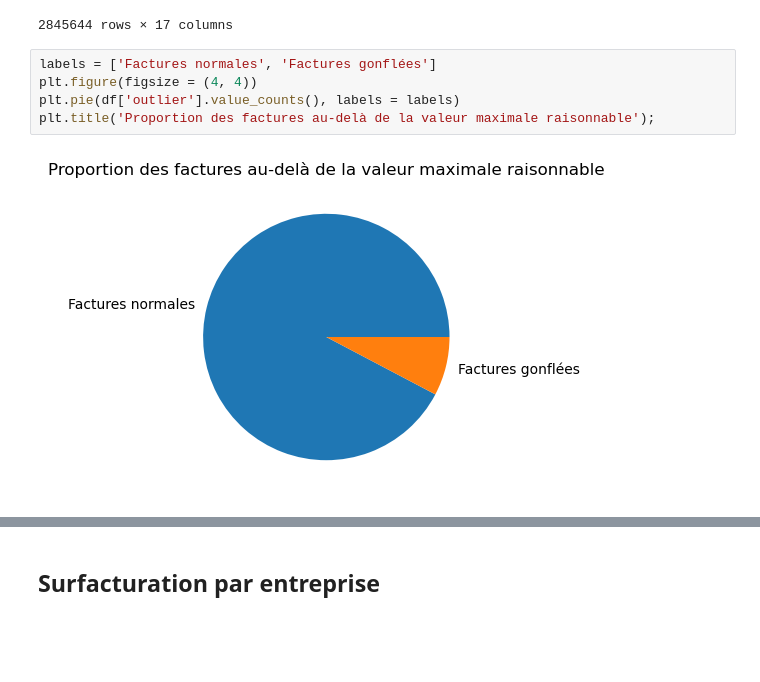
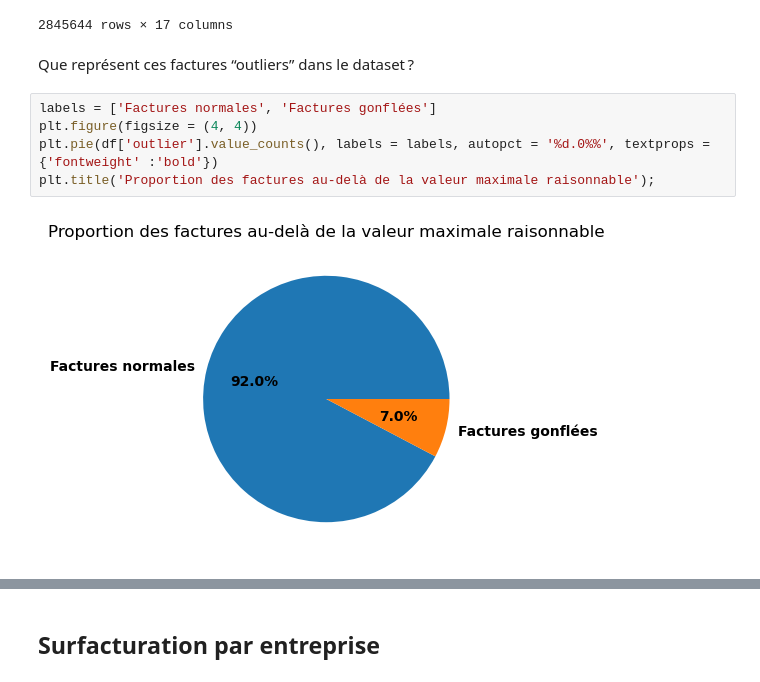
Before and after one commit to Listine/Travaux, a Jupyter notebook: Brazil_deputies_receipts.ipynb, the cells around one changed output, grey strips where cells are left out. Cells and saved outputs as stored; diff of their text form; blank space fills up the shorter version.

```diff
--- a/Brazil_deputies_receipts.ipynb
+++ b/Brazil_deputies_receipts.ipynb
@@ -922,13 +935,15 @@ df
 | 2845642 | 0 | 2012-08-01 | 2481 | PMDB | MA | Ricardo Archer | <NA> | ... |
 | 2845643 | 0 | 2012-05-19 | 2481 | PMDB | MA | Ricardo Archer | 2012862000160 | ... |
 2845644 rows × 17 columns
+# %% [markdown]
+Que représent ces factures “outliers” dans le dataset ?
 # %%
 labels = ['Factures normales', 'Factures gonflées']
 plt.figure(figsize = (4, 4))
-plt.pie(df['outlier'].value_counts(), labels = labels)
+plt.pie(df['outlier'].value_counts(), labels = labels, autopct = '%d.0%%', textprops = {'fontweight' :'bold'})
 plt.title('Proportion des factures au-delà de la valeur maximale raisonnable');
 # %% [output]
-[figure, old version]
+[figure, new version]
 # %%
 print(f'Le nombre des factures aux montants excessifs est de {df["outlier"].sum()}.')
 # %% [output]
```
Also changed, not shown: parts of 68 cells of this notebook.
